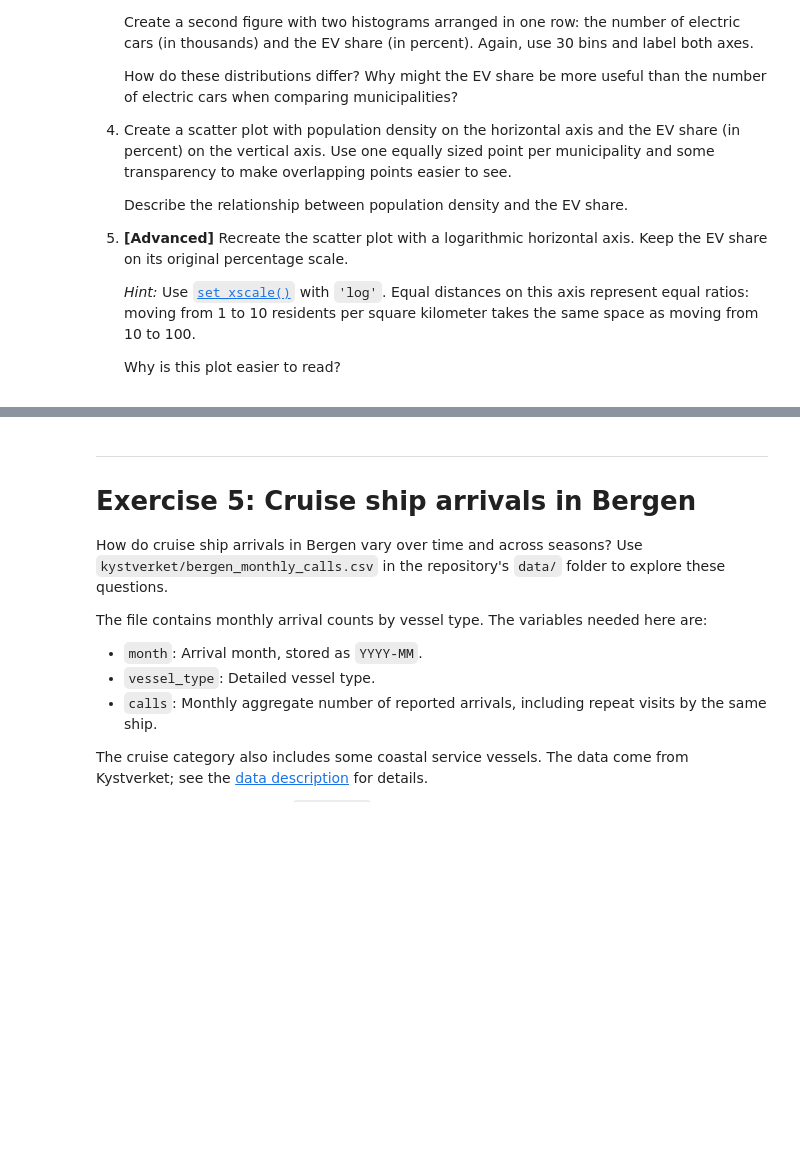
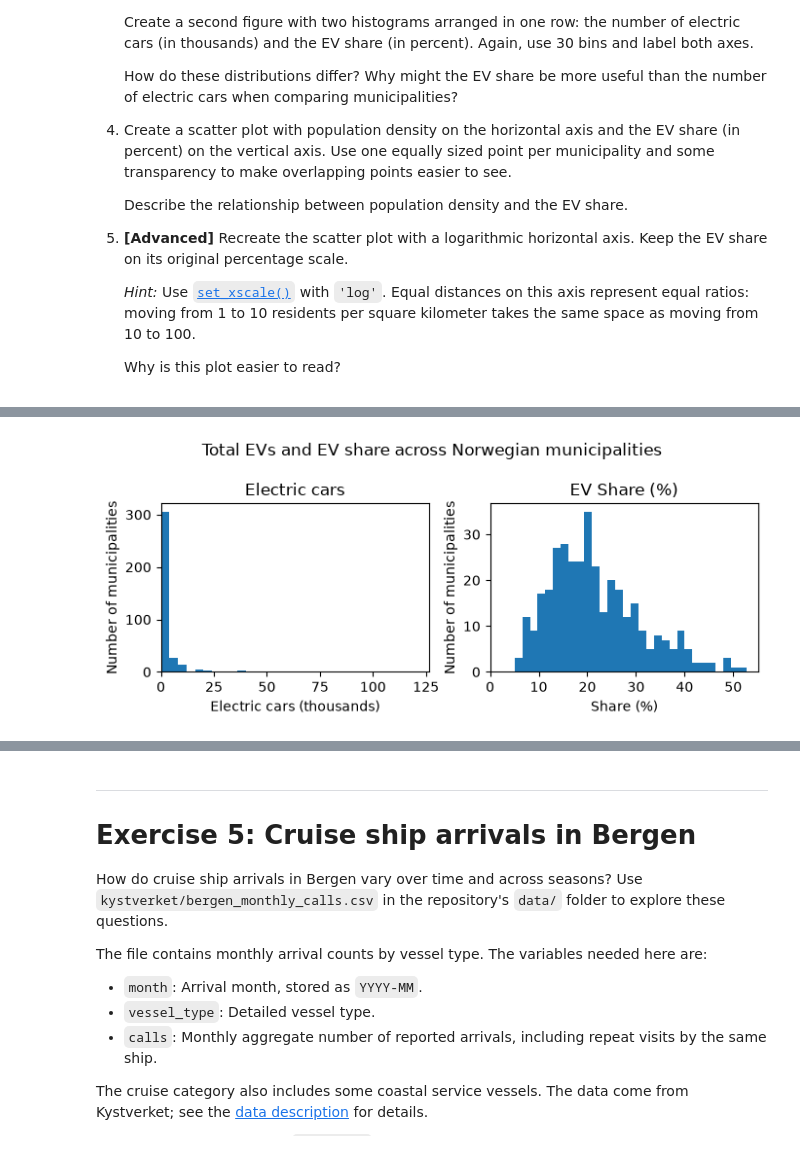
Before and after one commit to borresen18/TECH2-H26, a Jupyter notebook: workshops/workshop3/workshop3 HB.ipynb, the cells around one changed output, grey strips where cells are left out. Cells and saved outputs as stored; diff of their text form; code cells hidden in the pictures; blank space fills up the shorter version.

```diff
--- a/workshops/workshop3/workshop3 HB.ipynb
+++ b/workshops/workshop3/workshop3 HB.ipynb
@@ -464,0 +519,3 @@ The data come from Statistics Norway (SSB); see the
+# %%
+df["EV_share(%)"] = 100 * df["electric_cars"] / df["cars"]
+df.head()
@@ -464,0 +529,19 @@ The data come from Statistics Norway (SSB); see the
+# %%
+fig, axes = plt.subplots(1,2, figsize=(7,3))
+
+axes[0].hist(df['electric_cars'] / 1000, bins=30)
+axes[0].set_title('Electric cars')
+axes[0].set_xlabel('Electric cars (thousands)')
+axes[0].set_ylabel('Number of municipalities')
+axes[0].set_xlim(left=0)
+
+axes[1].hist(df["EV_share(%)"], bins=30)
+axes[1].set_title('EV Share (%)')
+axes[1].set_xlabel('Share (%)')
+axes[1].set_ylabel('Number of municipalities')
+axes[1].set_xlim(0)
+
+fig.suptitle('Total EVs and EV share across Norwegian municipalities')
+fig.tight_layout()
+# %% [output]
+[figure, added]
```
Also changed, not shown: parts of 19 cells of this notebook.
